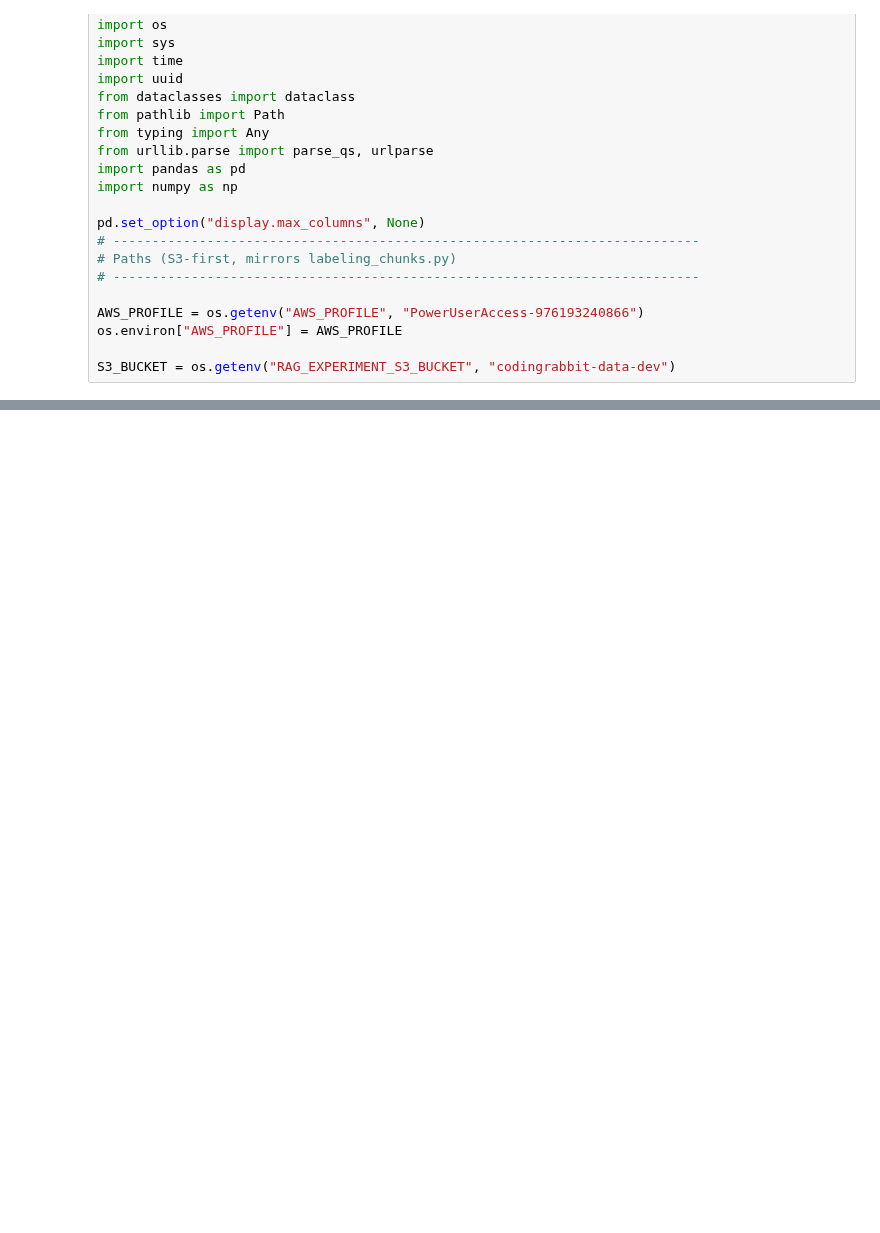
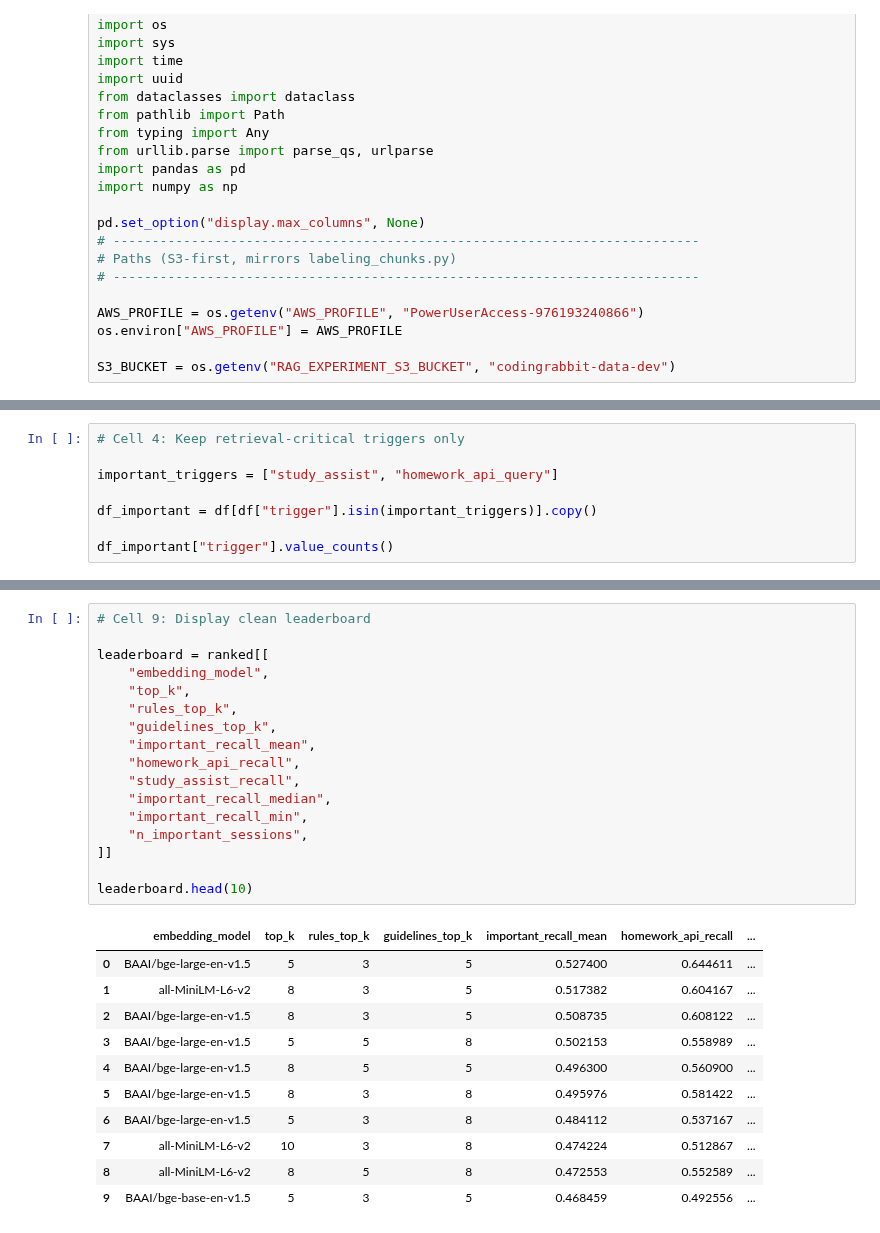
Before and after one commit to emowat/ai-teaching-assistant, a Jupyter notebook: rag/experiments/retrieval_post_mortem.ipynb, the cells around one changed output, grey strips where cells are left out. Drawn from its saved outputs; the diff is of its cells as text; blank space fills up the shorter version.

```diff
--- a/rag/experiments/retrieval_post_mortem.ipynb
+++ b/rag/experiments/retrieval_post_mortem.ipynb
@@ -140,0 +243,8 @@ df.sort_values(by=['metric_f1','metric_recall'], ascending=False)
+# %%
+# Cell 4: Keep retrieval-critical triggers only
+
+important_triggers = ["study_assist", "homework_api_query"]
+
+df_important = df[df["trigger"].isin(important_triggers)].copy()
+
+df_important["trigger"].value_counts()
@@ -140,0 +362,29 @@ df.sort_values(by=['metric_f1','metric_recall'], ascending=False)
+# %%
+# Cell 9: Display clean leaderboard
+
+leaderboard = ranked[[
+    "embedding_model",
+    "top_k",
+    "rules_top_k",
+    "guidelines_top_k",
+    "important_recall_mean",
+    "homework_api_recall",
+    "study_assist_recall",
+    "important_recall_median",
+    "important_recall_min",
+    "n_important_sessions",
+]]
+
+leaderboard.head(10)
+# %% [output]
+|  | embedding_model | top_k | rules_top_k | guidelines_top_k | important_recall_mean | homework_api_recall | ... |
+| 0 | BAAI/bge-large-en-v1.5 | 5 | 3 | 5 | 0.527400 | 0.644611 | ... |
+| 1 | all-MiniLM-L6-v2 | 8 | 3 | 5 | 0.517382 | 0.604167 | ... |
+| 2 | BAAI/bge-large-en-v1.5 | 8 | 3 | 5 | 0.508735 | 0.608122 | ... |
+| 3 | BAAI/bge-large-en-v1.5 | 5 | 5 | 8 | 0.502153 | 0.558989 | ... |
+| 4 | BAAI/bge-large-en-v1.5 | 8 | 5 | 5 | 0.496300 | 0.560900 | ... |
+| 5 | BAAI/bge-large-en-v1.5 | 8 | 3 | 8 | 0.495976 | 0.581422 | ... |
+| 6 | BAAI/bge-large-en-v1.5 | 5 | 3 | 8 | 0.484112 | 0.537167 | ... |
+| 7 | all-MiniLM-L6-v2 | 10 | 3 | 8 | 0.474224 | 0.512867 | ... |
+| 8 | all-MiniLM-L6-v2 | 8 | 5 | 8 | 0.472553 | 0.552589 | ... |
+| 9 | BAAI/bge-base-en-v1.5 | 5 | 3 | 5 | 0.468459 | 0.492556 | ... |
```
Also changed, not shown: parts of 20 cells of this notebook, 18 other files.
